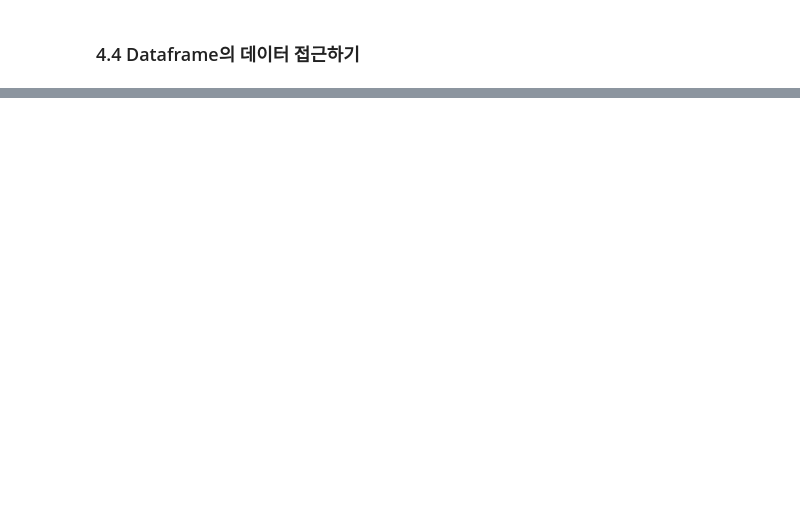
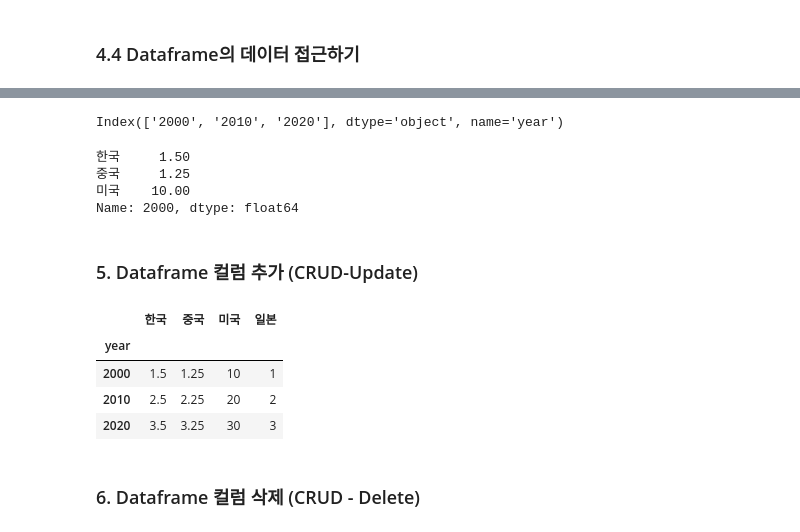
Before and after one commit to jhryu1208/Python_DataAnalysis_Pandas, a Jupyter notebook: Pandas/Pandas_Basic.ipynb, the cells around one changed output, grey strips where cells are left out. Cells and saved outputs as stored; diff of their text form; code cells hidden in the pictures; blank space fills up the shorter version.

```diff
--- a/Pandas/Pandas_Basic.ipynb
+++ b/Pandas/Pandas_Basic.ipynb
@@ -277,0 +341,11 @@ df
+# %%
+df = pd.DataFrame({
+    '연도' : ['2000', '2010', '2020'],   # 정수int가 아니라 문자열로 넣음
+    '한국' : [1.5, 2.5, 3.5],
+    '중국' : [1.25, 2.25, 3.25],
+    '미국' : [10, 20, 30]
+})
+
+df = df.set_index('연도')
+df.index.name ='year'
+df
@@ -277,0 +358,25 @@ df
+# %%
+df.index  # type출력 결과 object임을 확인
+# %% [output]
+Index(['2000', '2010', '2020'], dtype='object', name='year')
+# %%
+df.loc['2000'] # loc안에 문자열 2000을 넣어 출력
+# %% [output]
+한국     1.50
+중국     1.25
+미국    10.00
+Name: 2000, dtype: float64
+# %% [markdown]
+### 5. Dataframe 컬럼 추가 (CRUD-Update)
+# %%
+df['일본'] = [1, 2, 3]
+# %%
+df
+# %% [output]
+|  | 한국 | 중국 | 미국 | 일본 |
+| year |  |  |  |  |
+| 2000 | 1.5 | 1.25 | 10 | 1 |
+| 2010 | 2.5 | 2.25 | 20 | 2 |
+| 2020 | 3.5 | 3.25 | 30 | 3 |
+# %% [markdown]
+### 6. Dataframe 컬럼 삭제 (CRUD - Delete)
```
Also changed, not shown: parts of 28 cells of this notebook.
